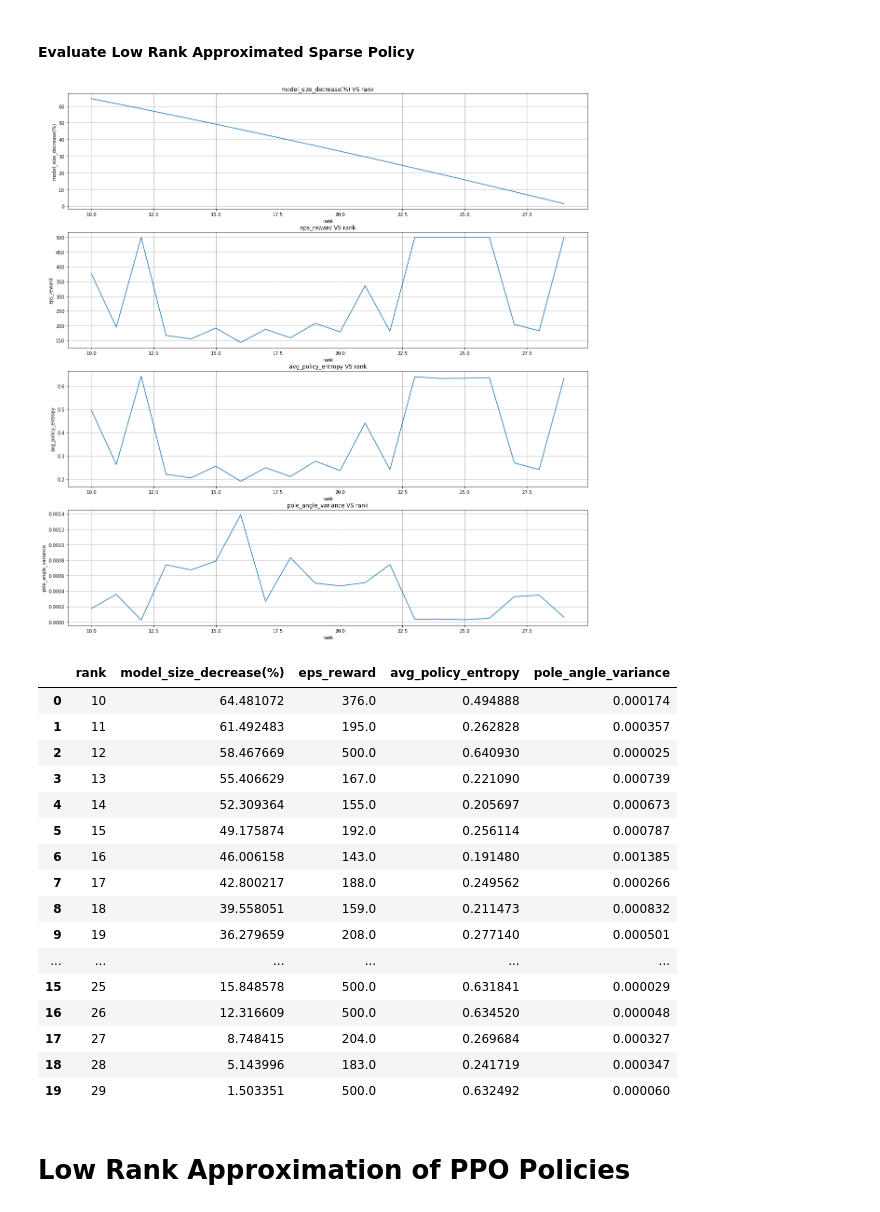
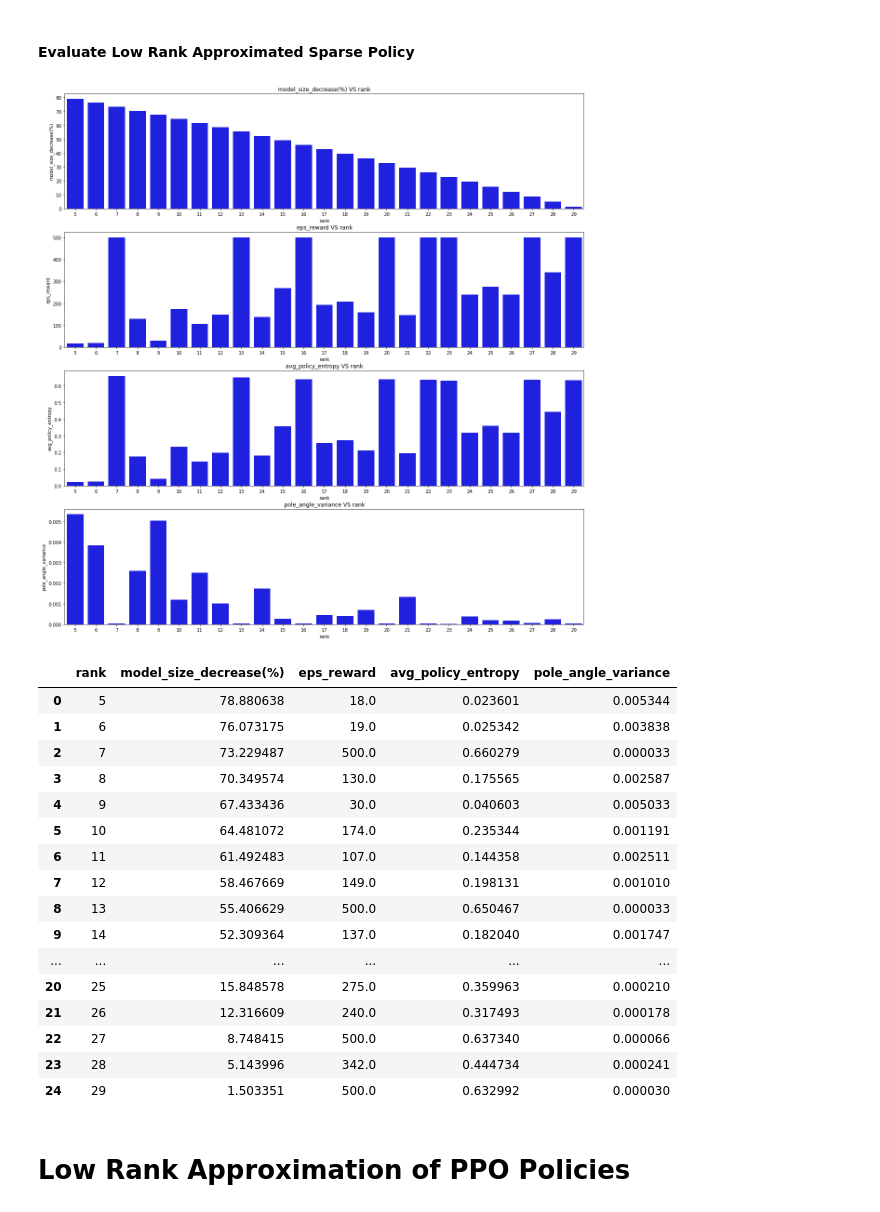
Before and after one commit to ches-001/Reinforcement-Learning-Policy-Sparsification-and-Decomposition, a Jupyter notebook: svd_dqn_policy.ipynb, the cells around one changed output. Cells and saved outputs as stored; diff of their text form; code cells hidden in the pictures.

```diff
--- a/svd_dqn_policy.ipynb
+++ b/svd_dqn_policy.ipynb
@@ -18,7 +18,10 @@ env = gym.make("CartPole-v1", render_mode="human")
 observation_space = env.observation_space._shape[0]
 action_space = env.action_space.n
 hidden_size = 128
-ranks = range(10, 30)
+ranks = range(5, 30)
+
+results_dir = "decomposition_results"
+os.makedirs(results_dir, exist_ok=True)
 # %% [markdown]
 # Low Rank Approximation of DQN Policies
 # %% [markdown]
@@ -97,43 +101,44 @@ Pole angle variance of policy: 5.93e-05 rads
 # %%
 result = dict()
 result["rank"] = []
 result["model_size_decrease(%)"] = []
 result["eps_reward"] = []
 result["avg_policy_entropy"] = []
 result["pole_angle_variance"] = []
 
 for rank in tqdm(ranks):
     lra_sparse_policy_agent, p = low_rank_approximate_policy(sparse_policy_agent, rank)
     eps_reward, avg_policy_entropy, pole_angle_variance = run_evaluation(lra_sparse_policy_agent, verbose=False)
 
     result["rank"].append(rank)
     result["model_size_decrease(%)"].append(p*100)
     result["eps_reward"].append(eps_reward)
     result["avg_policy_entropy"].append(avg_policy_entropy)
     result["pole_angle_variance"].append(pole_angle_variance)
 
 result = pd.DataFrame(result)
-plot_result_dataframe(result, x_axis="rank")
+plot_result_dataframe(result, x_axis="rank", plot_type="bar")
+result.to_csv(os.path.join(results_dir, "DQN_sparse_policy_decomposition.csv"), index=False)
 result
 # %% [output]
-[figure, old version]
+[figure, new version]
 |  | rank | model_size_decrease(%) | eps_reward | avg_policy_entropy | pole_angle_variance |
-| 0 | 10 | 64.481072 | 376.0 | 0.494888 | 0.000174 |
-| 1 | 11 | 61.492483 | 195.0 | 0.262828 | 0.000357 |
-| 2 | 12 | 58.467669 | 500.0 | 0.640930 | 0.000025 |
-| 3 | 13 | 55.406629 | 167.0 | 0.221090 | 0.000739 |
-| 4 | 14 | 52.309364 | 155.0 | 0.205697 | 0.000673 |
-| 5 | 15 | 49.175874 | 192.0 | 0.256114 | 0.000787 |
-| 6 | 16 | 46.006158 | 143.0 | 0.191480 | 0.001385 |
-| 7 | 17 | 42.800217 | 188.0 | 0.249562 | 0.000266 |
-| 8 | 18 | 39.558051 | 159.0 | 0.211473 | 0.000832 |
-| 9 | 19 | 36.279659 | 208.0 | 0.277140 | 0.000501 |
+| 0 | 5 | 78.880638 | 18.0 | 0.023601 | 0.005344 |
+| 1 | 6 | 76.073175 | 19.0 | 0.025342 | 0.003838 |
+| 2 | 7 | 73.229487 | 500.0 | 0.660279 | 0.000033 |
+| 3 | 8 | 70.349574 | 130.0 | 0.175565 | 0.002587 |
+| 4 | 9 | 67.433436 | 30.0 | 0.040603 | 0.005033 |
+| 5 | 10 | 64.481072 | 174.0 | 0.235344 | 0.001191 |
+| 6 | 11 | 61.492483 | 107.0 | 0.144358 | 0.002511 |
+| 7 | 12 | 58.467669 | 149.0 | 0.198131 | 0.001010 |
+| 8 | 13 | 55.406629 | 500.0 | 0.650467 | 0.000033 |
+| 9 | 14 | 52.309364 | 137.0 | 0.182040 | 0.001747 |
 | ... | ... | ... | ... | ... | ... |
-| 15 | 25 | 15.848578 | 500.0 | 0.631841 | 0.000029 |
-| 16 | 26 | 12.316609 | 500.0 | 0.634520 | 0.000048 |
-| 17 | 27 | 8.748415 | 204.0 | 0.269684 | 0.000327 |
-| 18 | 28 | 5.143996 | 183.0 | 0.241719 | 0.000347 |
-| 19 | 29 | 1.503351 | 500.0 | 0.632492 | 0.000060 |
+| 20 | 25 | 15.848578 | 275.0 | 0.359963 | 0.000210 |
+| 21 | 26 | 12.316609 | 240.0 | 0.317493 | 0.000178 |
+| 22 | 27 | 8.748415 | 500.0 | 0.637340 | 0.000066 |
+| 23 | 28 | 5.143996 | 342.0 | 0.444734 | 0.000241 |
+| 24 | 29 | 1.503351 | 500.0 | 0.632992 | 0.000030 |
 # %%
 del dense_policy_agent, sparse_policy_agent, lra_dense_policy_agent, lra_sparse_policy_agent, result
 gc.collect()
```
Also changed, not shown: parts of 3 cells of this notebook, 6 other files.
